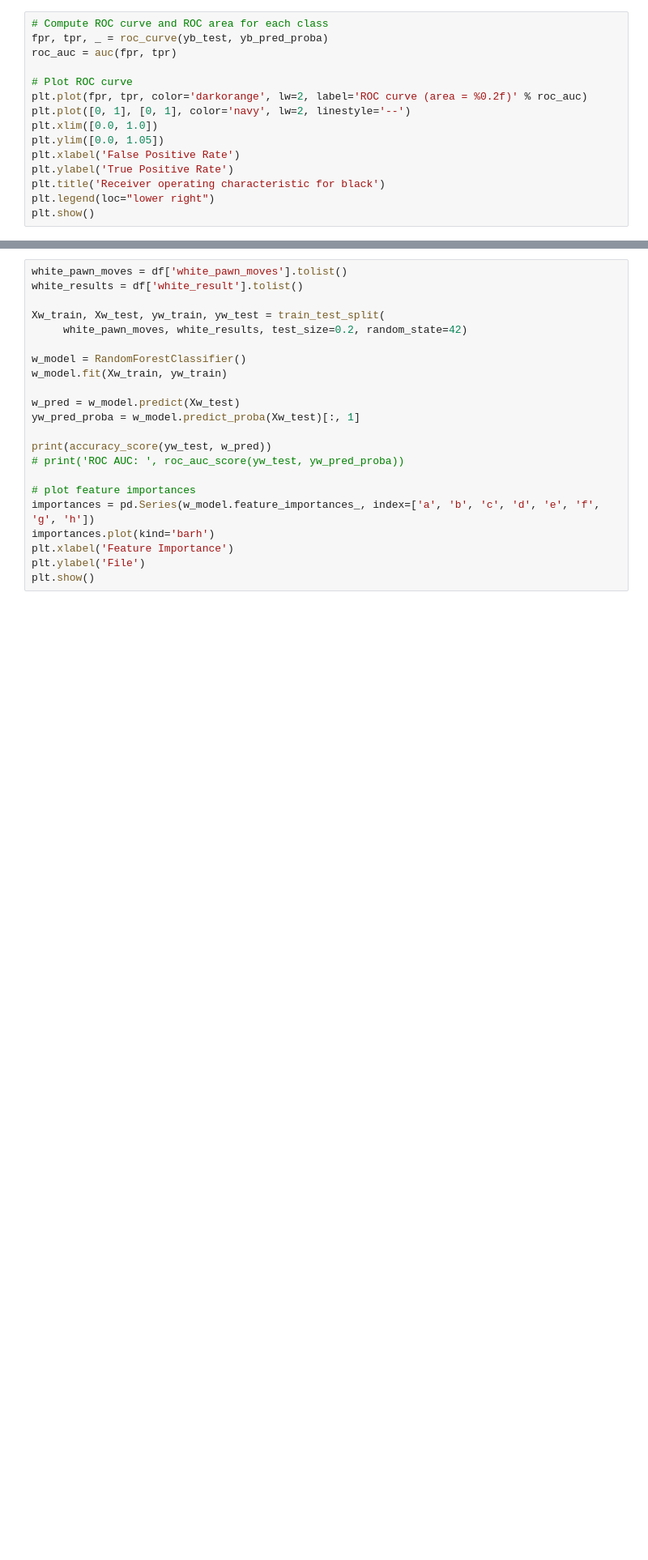
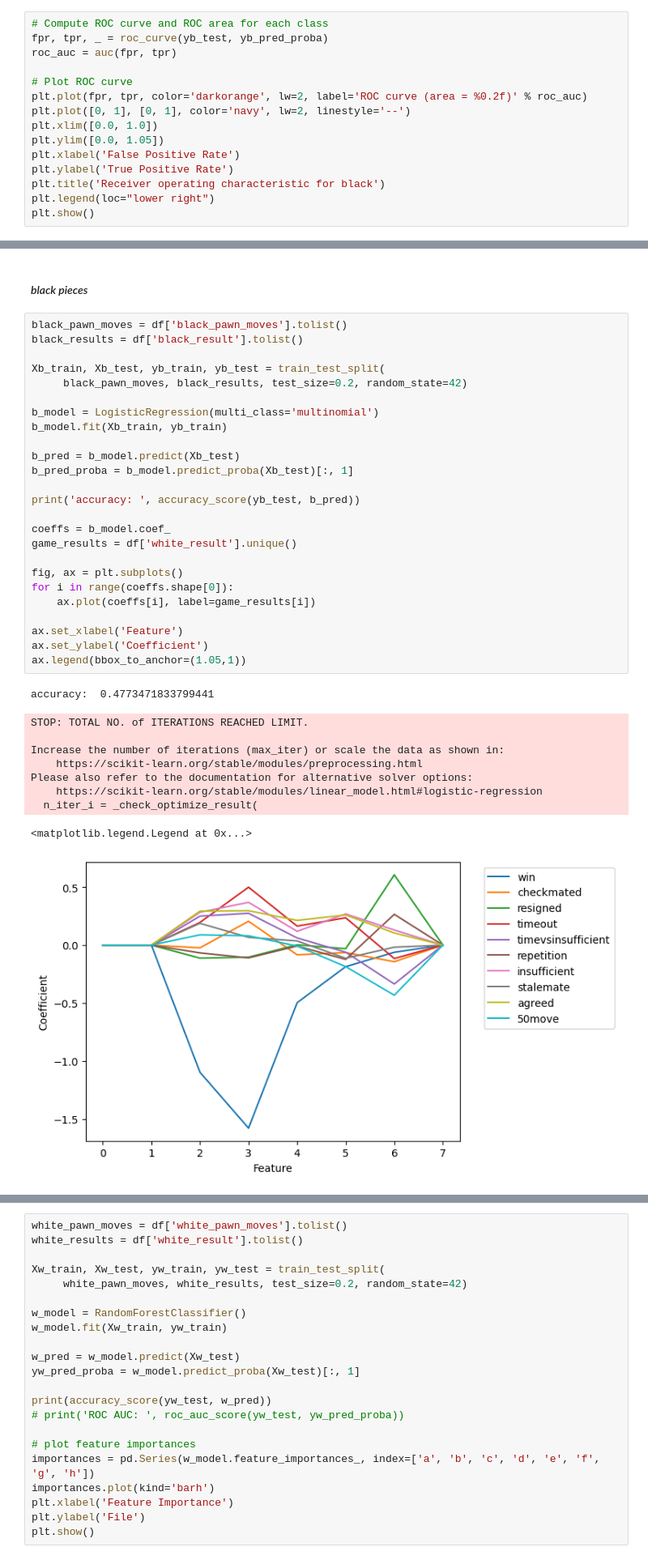
Before and after one commit to AntonGomes/chess-data-analysis, a Jupyter notebook: chess-data-analysis.ipynb, the cells around one changed output, grey strips where cells are left out. Shown at 81% size. Cells and saved outputs as stored; diff of their text form; blank space fills up the shorter version.

```diff
--- a/chess-data-analysis.ipynb
+++ b/chess-data-analysis.ipynb
@@ -254 +249,40 @@ Please also refer to the documentation for alternative solver options:
 [figure]
+# %% [markdown]
+
+#### *black pieces*
+# %%
+black_pawn_moves = df['black_pawn_moves'].tolist()
+black_results = df['black_result'].tolist()
+
+Xb_train, Xb_test, yb_train, yb_test = train_test_split(
+     black_pawn_moves, black_results, test_size=0.2, random_state=42)
+
+b_model = LogisticRegression(multi_class='multinomial')
+b_model.fit(Xb_train, yb_train)
+
+b_pred = b_model.predict(Xb_test)
+b_pred_proba = b_model.predict_proba(Xb_test)[:, 1]
+
+print('accuracy: ', accuracy_score(yb_test, b_pred))
+
+coeffs = b_model.coef_
+game_results = df['white_result'].unique()
+
+fig, ax = plt.subplots()
+for i in range(coeffs.shape[0]):
+    ax.plot(coeffs[i], label=game_results[i])
+
+ax.set_xlabel('Feature')
+ax.set_ylabel('Coefficient')
+ax.legend(bbox_to_anchor=(1.05,1))
+# %% [output]
+accuracy:  0.4773471833799441
+STOP: TOTAL NO. of ITERATIONS REACHED LIMIT.
+
+Increase the number of iterations (max_iter) or scale the data as shown in:
+    https://scikit-learn.org/stable/modules/preprocessing.html
+Please also refer to the documentation for alternative solver options:
+    https://scikit-learn.org/stable/modules/linear_model.html#logistic-regression
+  n_iter_i = _check_optimize_result(
+<matplotlib.legend.Legend at 0x...>
+[figure, added]
```
Also changed, not shown: parts of 59 cells of this notebook.
